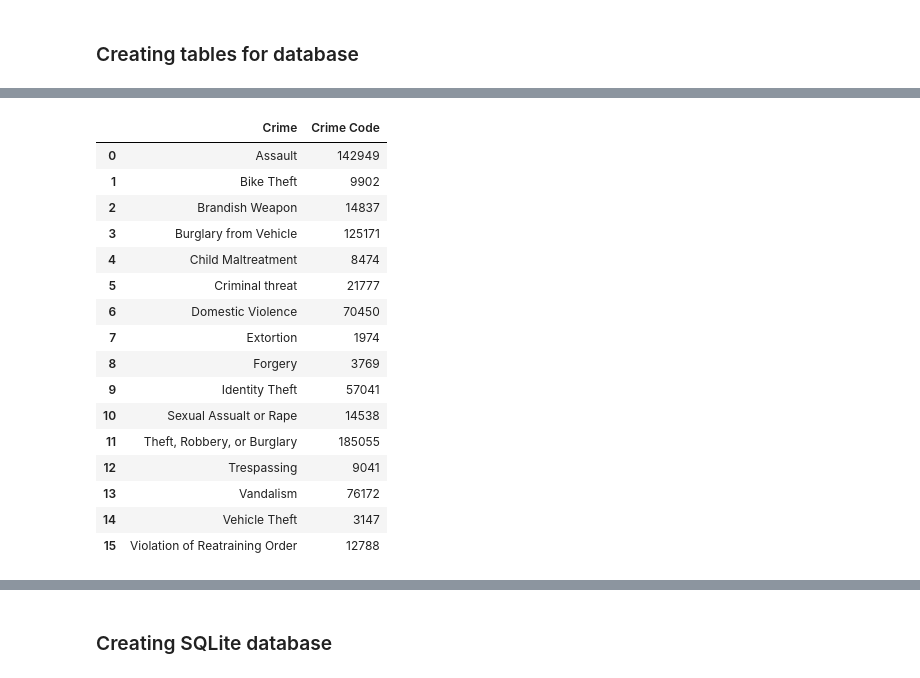
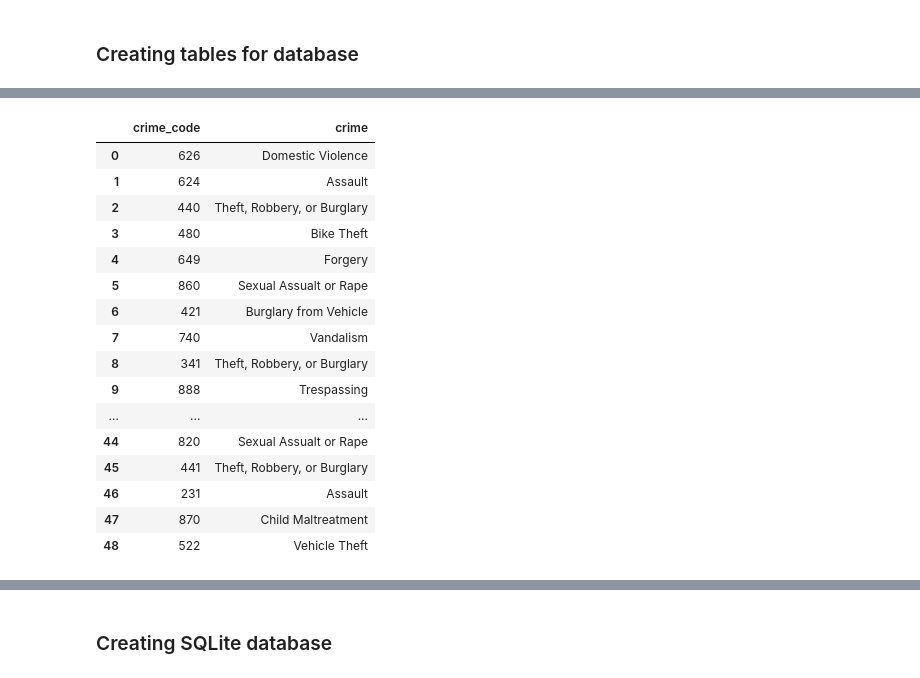
Before and after one commit to the-liat/Crime-in-Los-Angeles, a Jupyter notebook: LA_crime_data_cleanup.ipynb, the cells around one changed output, grey strips where cells are left out. Cells and saved outputs as stored; diff of their text form; code cells hidden in the pictures.

```diff
--- a/LA_crime_data_cleanup.ipynb
+++ b/LA_crime_data_cleanup.ipynb
@@ -578,6 +593,6 @@ Name: Age Catg, dtype: int64
 # %%
 # extract the year and month from the datetime column
-la_crime['Year'] = la_crime['date'].dt.year
-la_crime['Month'] = la_crime['date'].dt.month
-la_crime['Year'].value_counts()
+la_crime['year'] = la_crime['date'].dt.year
+la_crime['month'] = la_crime['date'].dt.month
+la_crime['year'].value_counts()
 # %% [output]
@@ -590,6 +615,6 @@ Name: Year, dtype: int64
 # %%
 # recoding month values to names
-la_crime['Month Name'] = la_crime['Month'].map({
+la_crime['month_name'] = la_crime['month'].map({
     1: "January", 2: "February", 3: "March", 4: "April", 5: "May", 6: "June", 7: "July",
     8: "August", 9: "September", 10: "October", 11: "November", 12: "December"})
 la_crime.head()
@@ -604,7 +634,7 @@ la_crime.head()
 # %%
 #renaming columns
 la_crime = la_crime.rename(columns={
-    'DR_NO': "Incident Code", 'AREA': "Area Code", 'AREA NAME': "Area Name", 'Crm Cd': 'Crime Code',
-    'Premis Cd': "Premise Code", 'LAT': "lat", 'LON': 'lon'})
+    'DR_NO': "incident_id", 'AREA': "area_code", 'AREA NAME': "area_name", 'Crm Cd': 'crime_code',
+    'Premis Cd': "premise_code", 'LAT': "lat", 'LON': 'lon'})
 la_crime.columns
 # %% [output]
@@ -616,6 +646,6 @@ Index(['Incident Code', 'DATE OCC', 'Area Code', 'Area Name', 'Crime Code',
       dtype='object')
 # %%
 #renaming columns
-la_crime = la_crime.rename(columns={'Age Catg': 'Victim Age'})
+la_crime = la_crime.rename(columns={'age_catg': 'victim_age'})
 la_crime.columns
 # %% [output]
@@ -660,24 +736,24 @@ la_area_table
 # %%
 # crime type table
-la_crime_type_table = la_crime[['Crime Code', 'Crime']].groupby("Crime").count().reset_index()
+la_crime_type_table = la_crime[['crime_code', 'crime']].drop_duplicates().reset_index(drop = True)
 la_crime_type_table
 # %% [output]
-|  | Crime | Crime Code |
-| 0 | Assault | 142949 |
-| 1 | Bike Theft | 9902 |
-| 2 | Brandish Weapon | 14837 |
-| 3 | Burglary from Vehicle | 125171 |
-| 4 | Child Maltreatment | 8474 |
-| 5 | Criminal threat | 21777 |
-| 6 | Domestic Violence | 70450 |
-| 7 | Extortion | 1974 |
-| 8 | Forgery | 3769 |
-| 9 | Identity Theft | 57041 |
-| 10 | Sexual Assualt or Rape | 14538 |
-| 11 | Theft, Robbery, or Burglary | 185055 |
-| 12 | Trespassing | 9041 |
-| 13 | Vandalism | 76172 |
-| 14 | Vehicle Theft | 3147 |
-| 15 | Violation of Reatraining Order | 12788 |
+|  | crime_code | crime |
+| 0 | 626 | Domestic Violence |
+| 1 | 624 | Assault |
+| 2 | 440 | Theft, Robbery, or Burglary |
+| 3 | 480 | Bike Theft |
+| 4 | 649 | Forgery |
+| 5 | 860 | Sexual Assualt or Rape |
+| 6 | 421 | Burglary from Vehicle |
+| 7 | 740 | Vandalism |
+| 8 | 341 | Theft, Robbery, or Burglary |
+| 9 | 888 | Trespassing |
+| ... | ... | ... |
+| 44 | 820 | Sexual Assualt or Rape |
+| 45 | 441 | Theft, Robbery, or Burglary |
+| 46 | 231 | Assault |
+| 47 | 870 | Child Maltreatment |
+| 48 | 522 | Vehicle Theft |
 # %%
 # premise table
```
Also changed, not shown: parts of 19 cells of this notebook, 4 other files.
